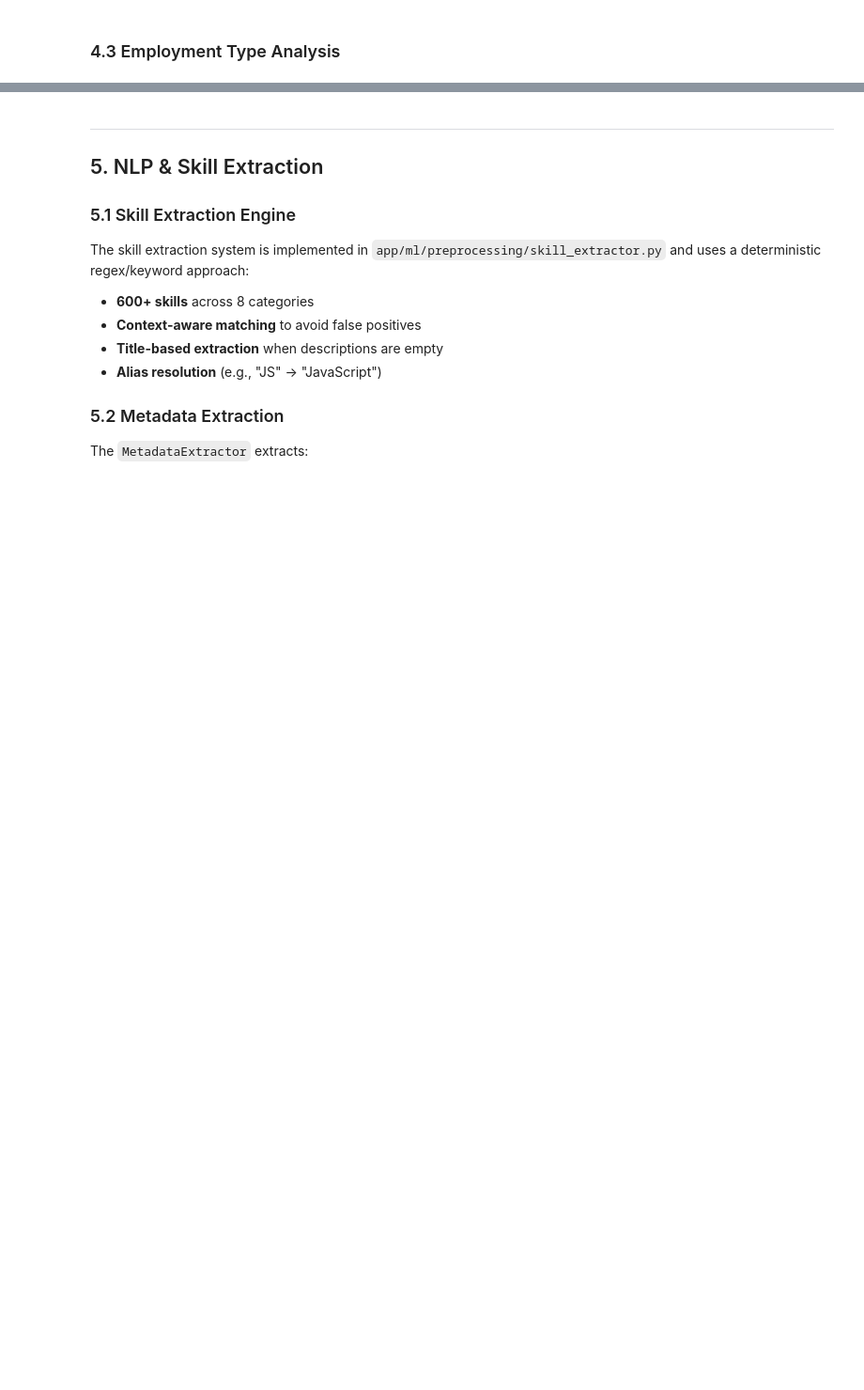
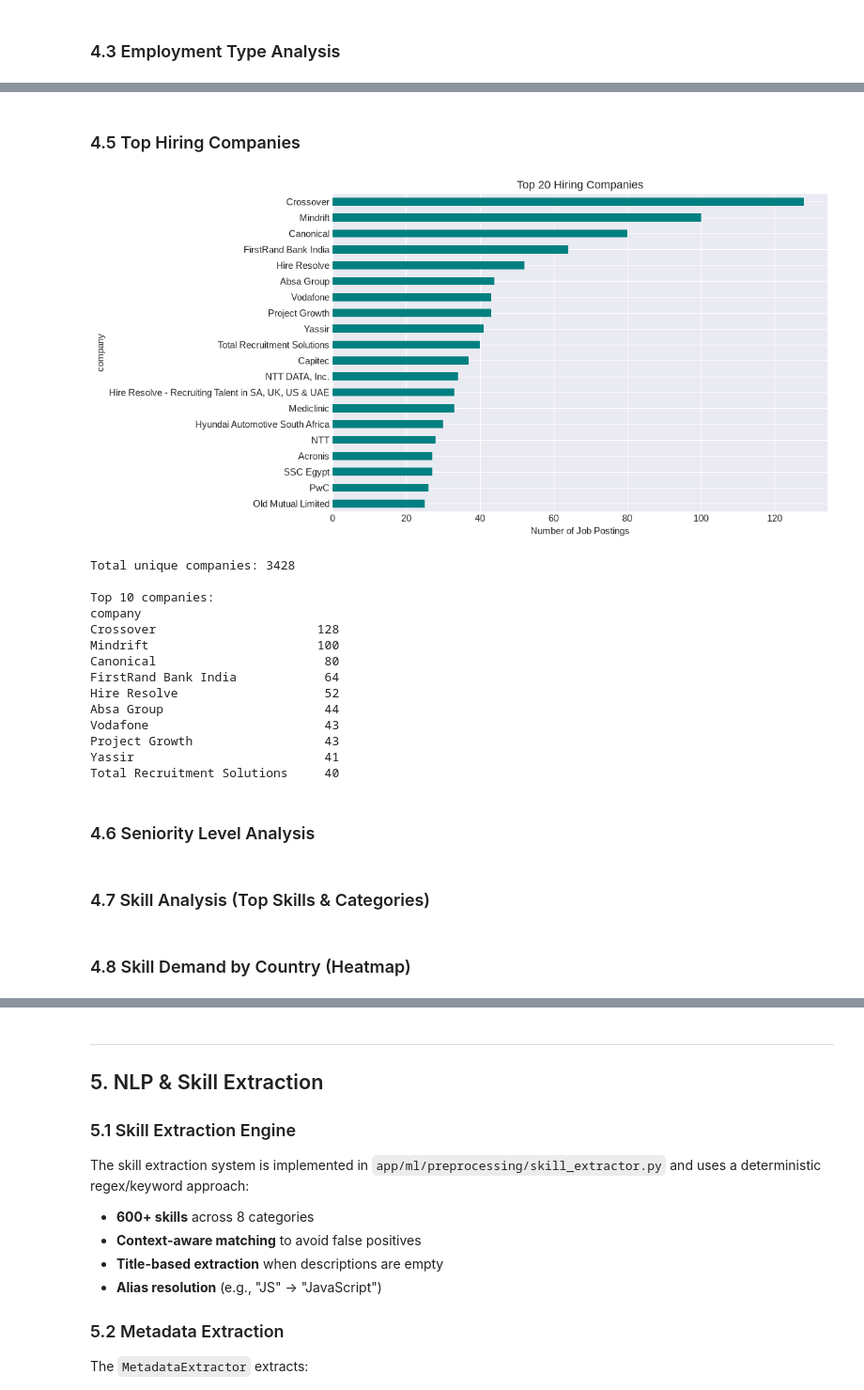
Before and after one commit to franciswairagu/jobpulseKe, a Jupyter notebook: notebooks/notebook.ipynb, the cells around one changed output, grey strips where cells are left out. Shown at 94% size. Saved outputs shown, nothing was run; the diff lists cells and outputs as text; code cells hidden in the pictures; blank space fills up the shorter version.

```diff
--- a/notebooks/notebook.ipynb
+++ b/notebooks/notebook.ipynb
@@ -322,0 +556,35 @@ plt.show()
+# %% [markdown]
+### 4.5 Top Hiring Companies
+# %%
+# Top hiring companies
+if 'company' in df.columns:
+    plt.figure(figsize=(12, 6))
+    company_counts = df['company'].value_counts().head(20)
+    company_counts.plot(kind='barh', color='teal')
+    plt.title('Top 20 Hiring Companies')
+    plt.xlabel('Number of Job Postings')
+    plt.gca().invert_yaxis()
+    plt.tight_layout()
+    plt.show()
+
+    print(f'\nTotal unique companies: {df["company"].nunique()}')
+    print(f'\nTop 10 companies:')
+    print(company_counts.head(10).to_string())
+# %% [output]
+[figure, added]
+Total unique companies: 3428
+
+Top 10 companies:
+company
+Crossover                      128
+Mindrift                       100
+Canonical                       80
+FirstRand Bank India            64
+Hire Resolve                    52
+Absa Group                      44
+Vodafone                        43
+Project Growth                  43
+Yassir                          41
+Total Recruitment Solutions     40
+# %% [markdown]
+### 4.6 Seniority Level Analysis
@@ -322,0 +618,2 @@ plt.show()
+# %% [markdown]
+### 4.7 Skill Analysis (Top Skills & Categories)
@@ -322,0 +667,2 @@ plt.show()
+# %% [markdown]
+### 4.8 Skill Demand by Country (Heatmap)
```
Also changed, not shown: parts of 28 cells of this notebook, 19 other files.
